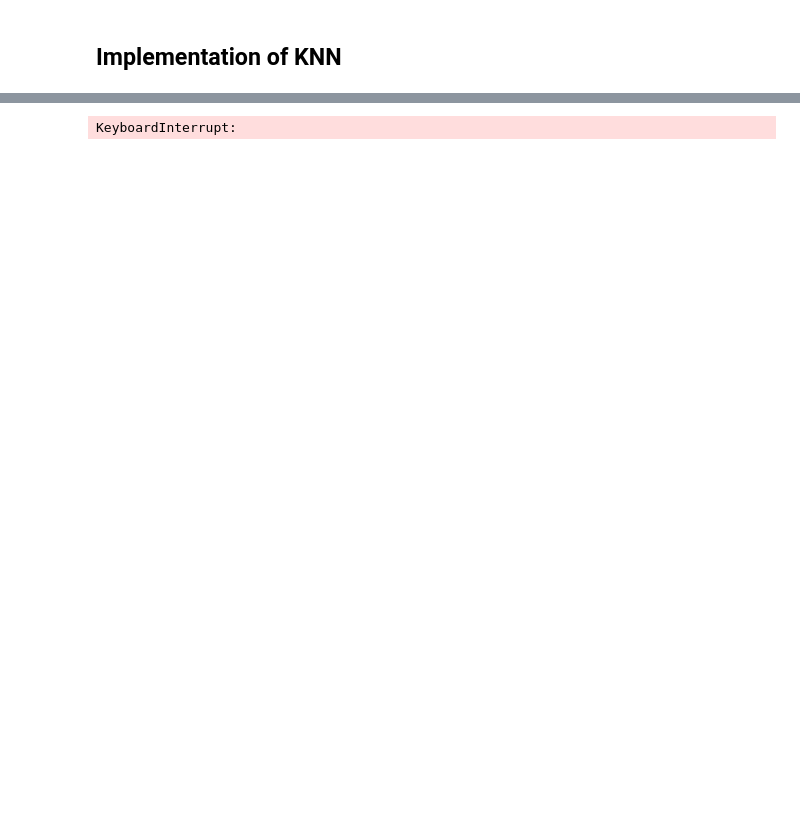
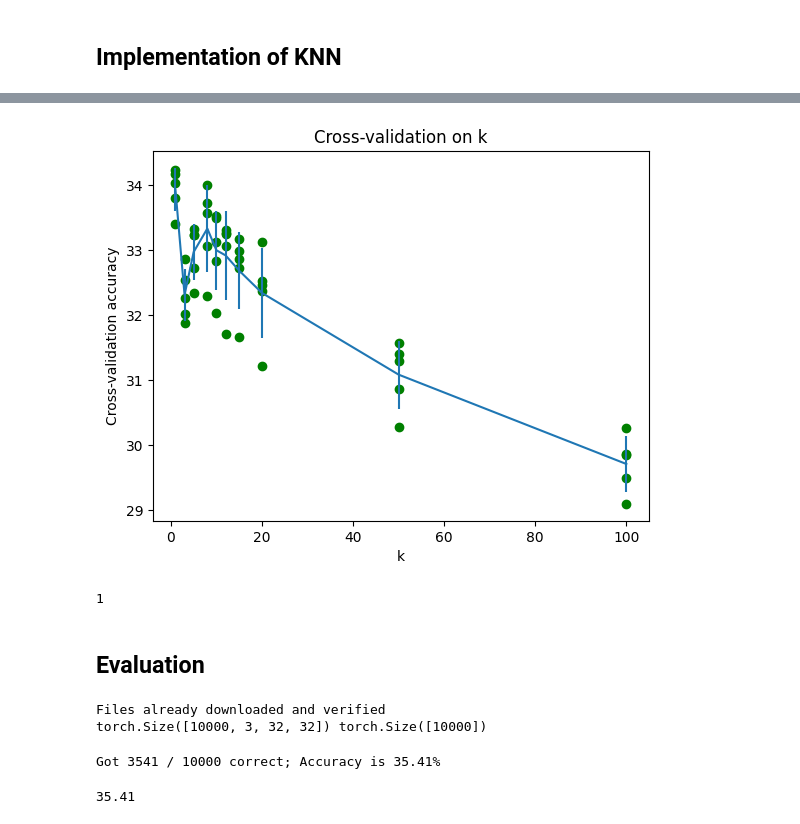
Before and after one commit to sampath017/researchai, a Jupyter notebook: src/KNN.ipynb, the cells around one changed output, grey strips where cells are left out. Drawn from its saved outputs; the diff is of its cells as text; code cells hidden in the pictures; blank space fills up the shorter version.

```diff
--- a/src/KNN.ipynb
+++ b/src/KNN.ipynb
@@ -225,0 +211,5 @@ class KnnClassifier:
+# %%
+k_to_accuracies = knn_cross_validate(x_train, y_train, num_folds=5)
+
+for k, accs in sorted(k_to_accuracies.items()):
+    print('k = %d got accuracies: %r' % (k, accs))
@@ -226,6 +234,47 @@ class KnnClassifier:
+# %%
+ks, means, stds = [], [], []
+for k, accs in sorted(k_to_accuracies.items()):
+    plt.scatter([k] * len(accs), accs, color='g')
+    ks.append(k)
+    means.append(torch.tensor(accs).mean())
+    stds.append(torch.tensor(accs).std())
+
+plt.errorbar(ks, means, yerr=stds)
+plt.xlabel('k')
+plt.ylabel('Cross-validation accuracy')
+plt.title('Cross-validation on k')
+plt.show()
+# %% [output]
+[figure, added]
+# %%
+best_k = ks[torch.tensor(means).argmax()]
+best_k
+# %% [output]
+1
+# %% [markdown]
+## Evaluation
+# %%
+test_dataset = datasets.CIFAR10(
+    data_path,
+    train=False,
+    download=True,
+    transform=transforms.Compose([
+        transforms.ToTensor(),
+    ])
+)
+
+test_dataloader = DataLoader(test_dataset, batch_size=len(test_dataset))
+
+for Xte, yte in test_dataloader:
+    x_test, y_test = Xte.to(device), yte.to(device)
+    print(Xte.shape, yte.shape)
+# %% [output]
+Files already downloaded and verified
+torch.Size([10000, 3, 32, 32]) torch.Size([10000])
 # %%
 model = KnnClassifier(x_train, y_train)
 
-model.check_accuracy(x_valid, y_valid, k=5)
+model.check_accuracy(x_test, y_test, k=best_k)
 # %% [output]
-KeyboardInterrupt:
+Got 3541 / 10000 correct; Accuracy is 35.41%
+35.41
```
Also changed, not shown: parts of 16 cells of this notebook.
